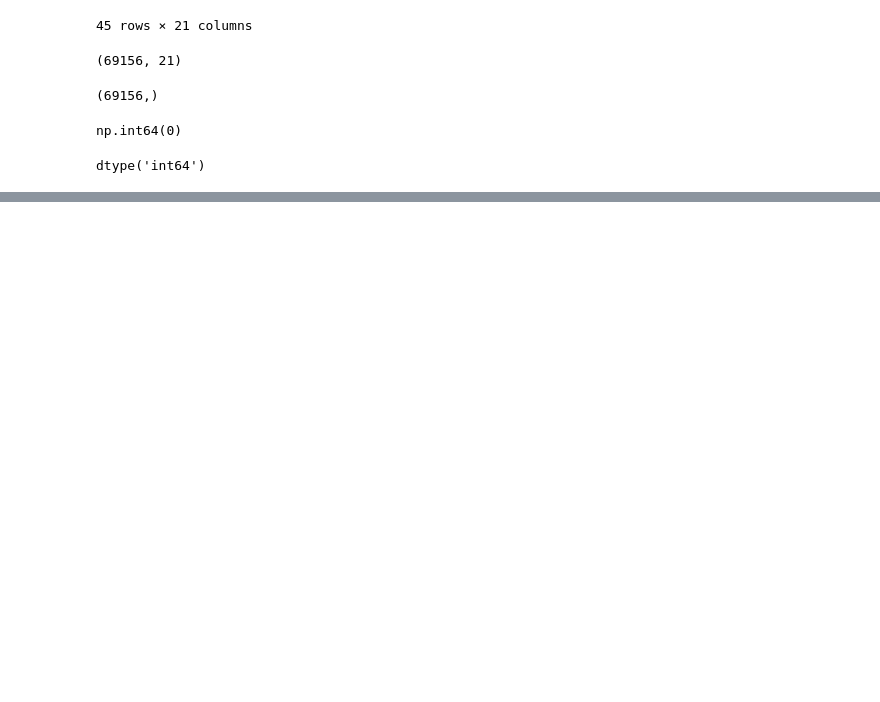
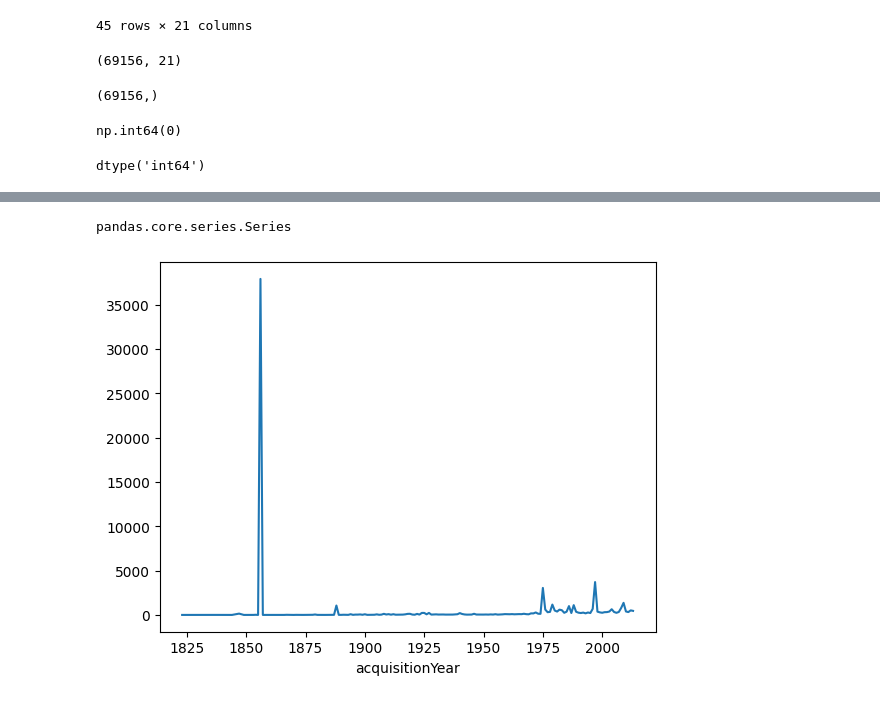
Before and after one commit to Kinetics20/Data_Science_notes, a Jupyter notebook: notebooks/ex_4.ipynb, the cells around one changed output, grey strips where cells are left out. Saved outputs shown, nothing was run; the diff lists cells and outputs as text; code cells hidden in the pictures; blank space fills up the shorter version.

Commit message:
work out with matplotlib

```diff
--- a/notebooks/ex_4.ipynb
+++ b/notebooks/ex_4.ipynb
@@ -240,0 +290,12 @@ dtype('int64')
+# %%
+acquisition_year = df.groupby('acquisitionYear').size()
+# %%
+type(acquisition_year)
+# %% [output]
+pandas.core.series.Series
+# %%
+import matplotlib.pyplot as plt
+acquisition_year.plot()
+plt.show()
+# %% [output]
+[figure, added]
```
Also changed, not shown: parts of 8 cells of this notebook, 3 other files.
